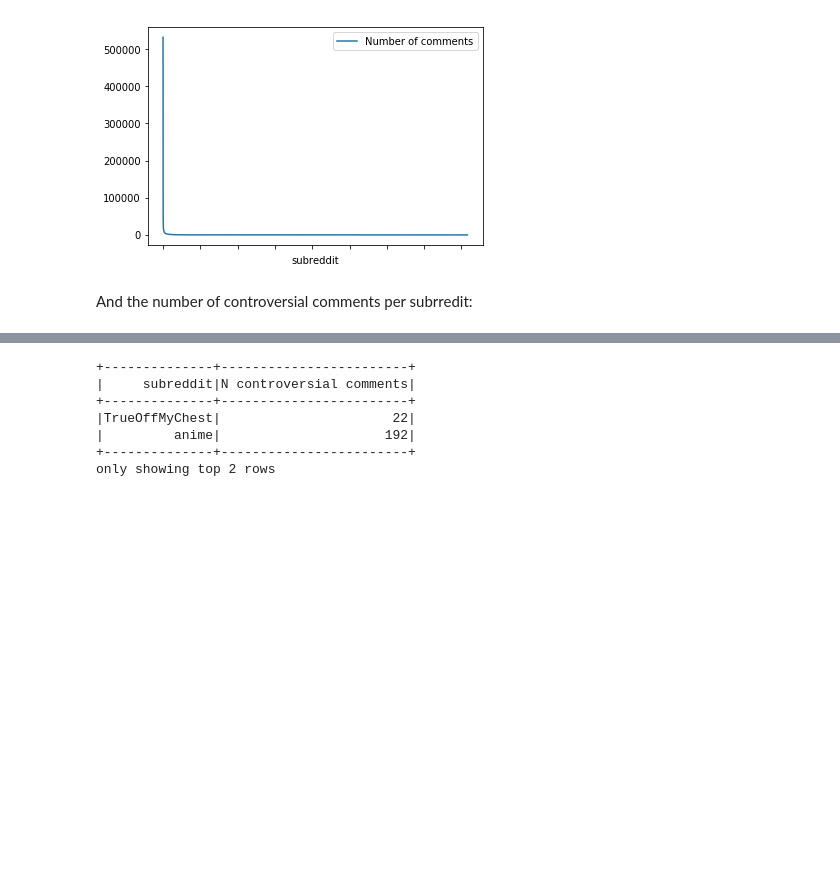
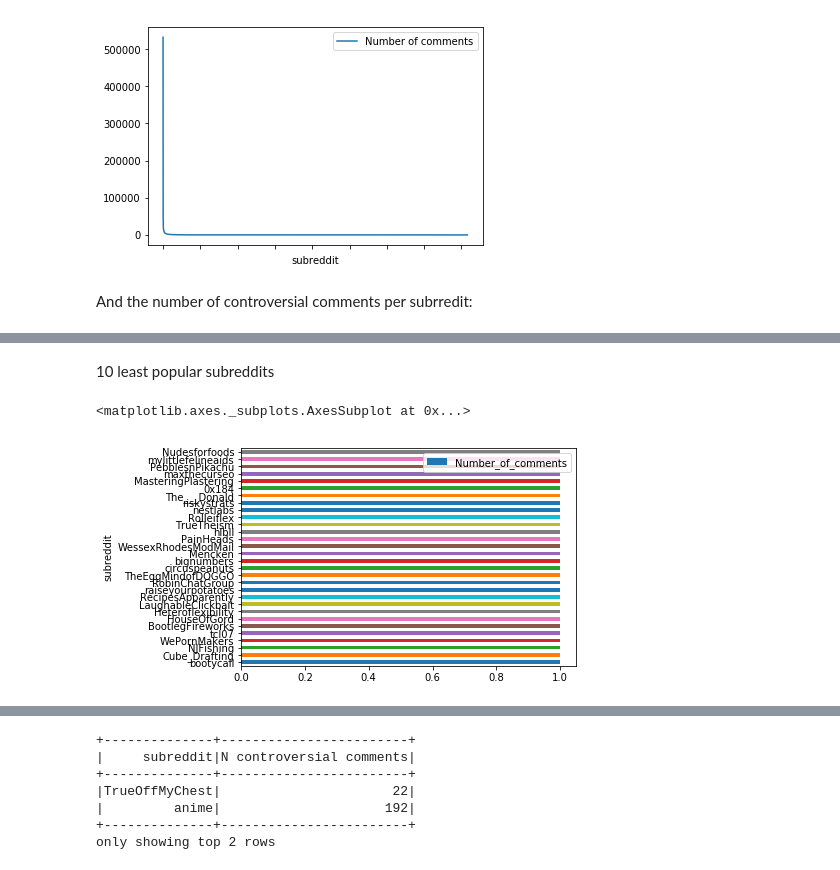
Before and after one commit to VashMKS/ada-project, a Jupyter notebook: Milestone 2.ipynb, the cells around one changed output, grey strips where cells are left out. Saved outputs shown, nothing was run; the diff lists cells and outputs as text; code cells hidden in the pictures; blank space fills up the shorter version.

```diff
--- a/Milestone 2.ipynb
+++ b/Milestone 2.ipynb
@@ -339,0 +354,8 @@ And the number of controversial comments per subrredit:
+# %% [markdown]
+10 least popular subreddits
+# %%
+df_tmp = df_subreddit_count.toPandas().sort_values(by = "Number_of_comments", ascending = True).iloc[:30,:]
+df_tmp.plot(kind='barh',x = "subreddit", y = "Number_of_comments")
+# %% [output]
+<matplotlib.axes._subplots.AxesSubplot at 0x...>
+[figure, added]
```
Also changed, not shown: parts of 9 cells of this notebook.
